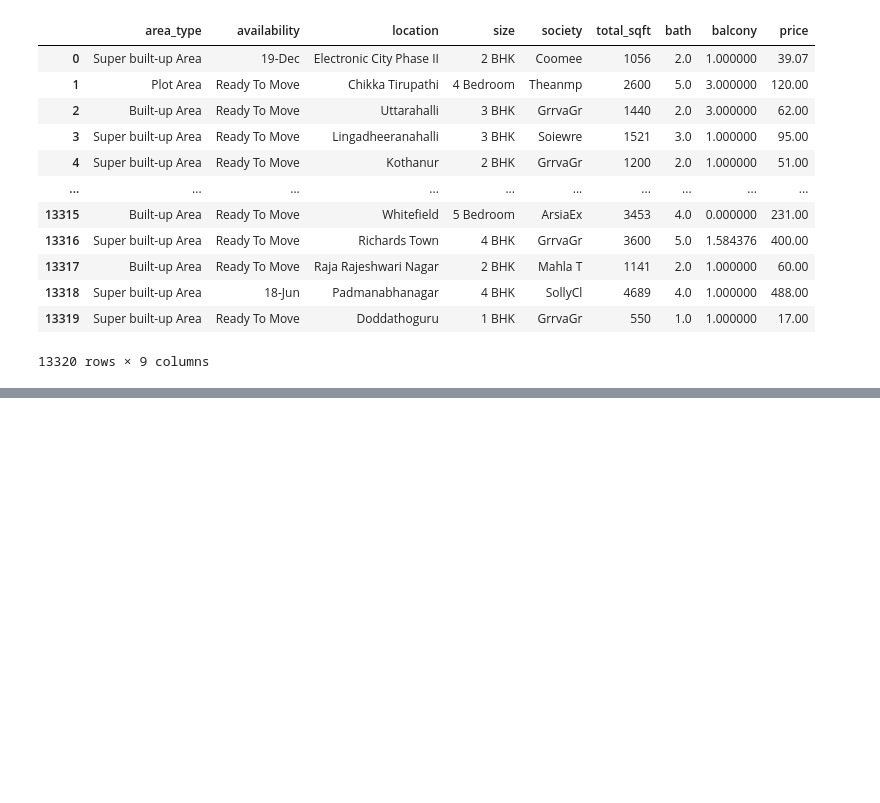
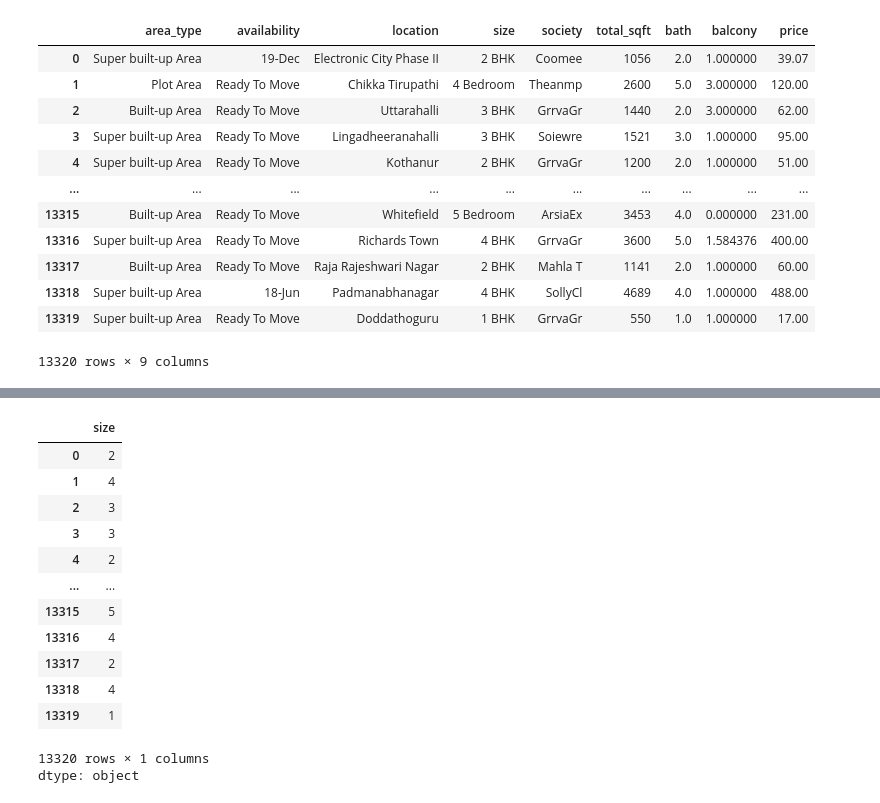
Before and after one commit to shraya06/DATA_ANALYTICS, a Jupyter notebook: Data.ipynb, the cells around one changed output, grey strips where cells are left out. Drawn from its saved outputs; the diff is of its cells as text; code cells hidden in the pictures; blank space fills up the shorter version.

```diff
--- a/Data.ipynb
+++ b/Data.ipynb
@@ -92,0 +110,18 @@ df
+# %%
+x= df['size'].apply(lambda x: x.split()[0])
+x
+# %% [output]
+|  | size |
+| 0 | 2 |
+| 1 | 4 |
+| 2 | 3 |
+| 3 | 3 |
+| 4 | 2 |
+| ... | ... |
+| 13315 | 5 |
+| 13316 | 4 |
+| 13317 | 2 |
+| 13318 | 4 |
+| 13319 | 1 |
+13320 rows × 1 columns
+dtype: object
```
Also changed, not shown: parts of 4 cells of this notebook.
